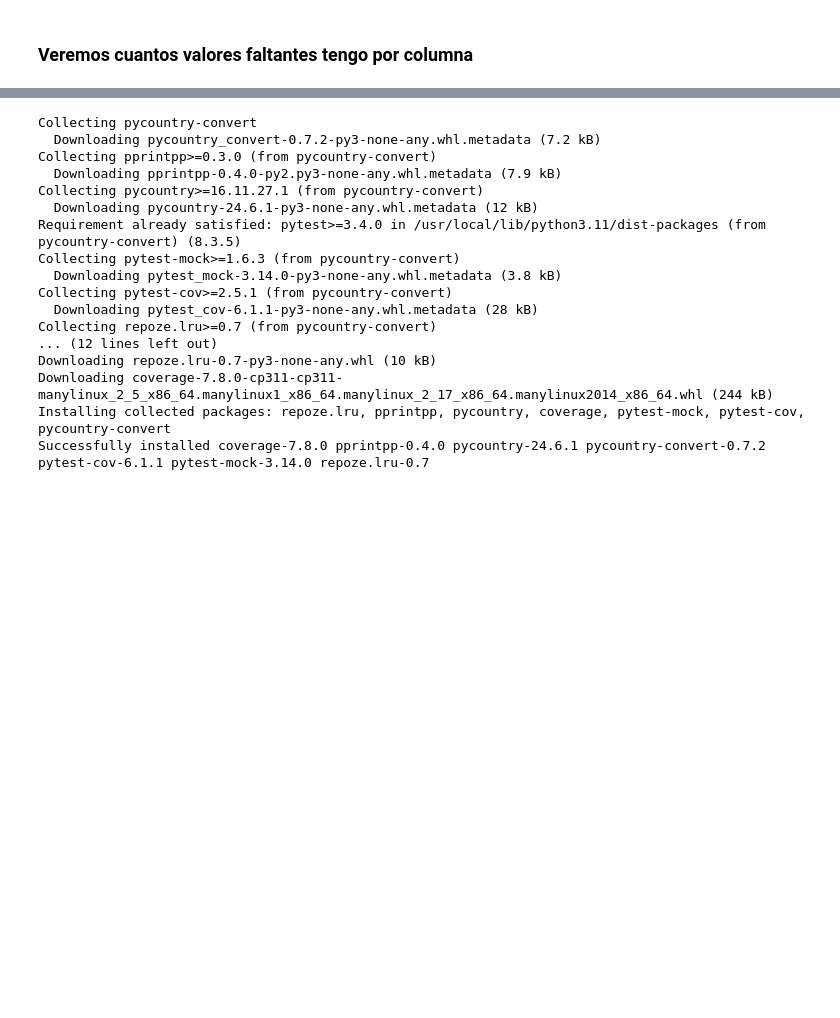
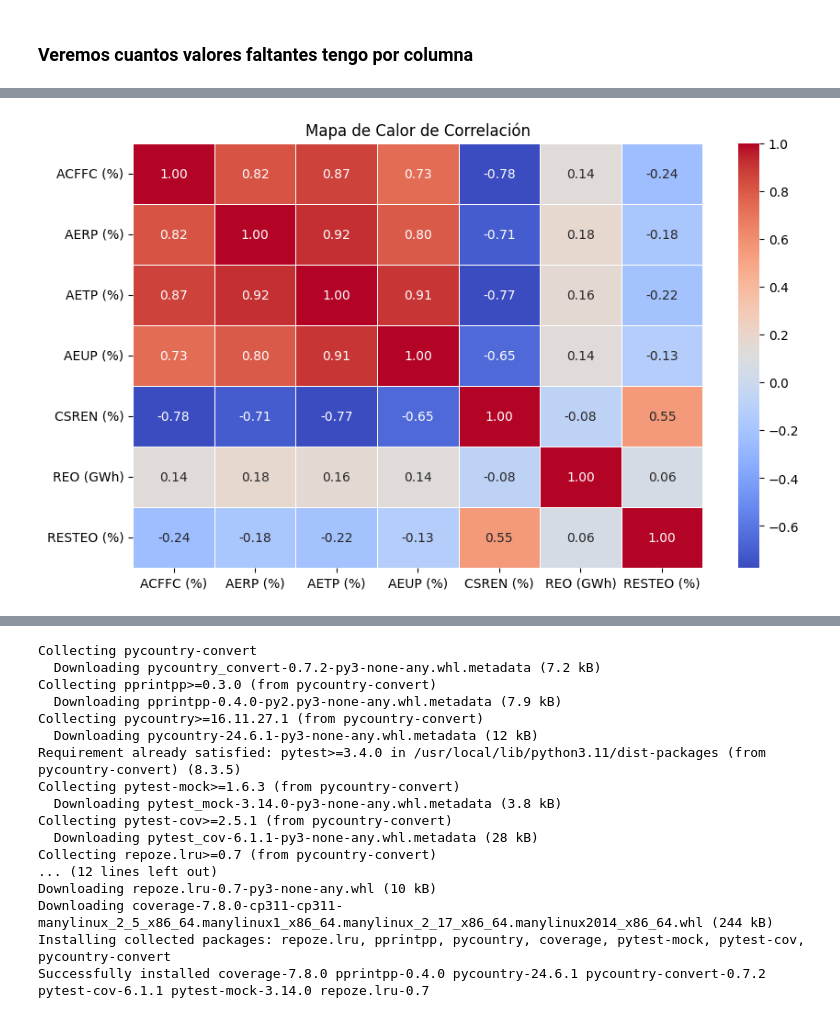
Before and after one commit to BelenUrdangarin/Integrador-Urdangarin---Olivera, a Jupyter notebook: Integrador_Olivera_Urdangarin.ipynb, the cells around one changed output, grey strips where cells are left out. Drawn from its saved outputs; the diff is of its cells as text; code cells hidden in the pictures; blank space fills up the shorter version.

```diff
--- a/Integrador_Olivera_Urdangarin.ipynb
+++ b/Integrador_Olivera_Urdangarin.ipynb
@@ -517,0 +544,20 @@ dtype: int64
+# %%
+ren_ener.dropna(subset=['ACFFC (%)', 'AETP (%)', 'AEUP (%)'], inplace=True) #Eliminas las filas donde la columna ACFFC (%) tenga un valor vacio
+
+min_value = ren_ener['AERP (%)'].min()
+ren_ener['AERP (%)'] = ren_ener['AERP (%)'].fillna(min_value) #Otorga el valor minimo cuando AERP este vacío
+
+
+# Rellenar valores de 2016 con los de 2015
+for country in ren_ener['Country Name'].unique():
+    # Filtrar datos por país
+    country_data = ren_ener[ren_ener['Country Name'] == country]
+
+    # Rellenar los valores de 2016 con los de 2015
+    ren_ener.loc[(ren_ener['Country Name'] == country) & (ren_ener['Time'] == 2016), 'CSREN (%)'] = country_data[country_data['Time'] == 2015]['CSREN (%)'].values[0]
+    ren_ener.loc[(ren_ener['Country Name'] == country) & (ren_ener['Time'] == 2016), 'REO (GWh)'] = country_data[country_data['Time'] == 2015]['REO (GWh)'].values[0]
+    ren_ener.loc[(ren_ener['Country Name'] == country) & (ren_ener['Time'] == 2016), 'RESTEO (%)'] = country_data[country_data['Time'] == 2015]['RESTEO (%)'].values[0]
+# %%
+ren_ener.drop(['REO (%)'], axis=1, inplace=True) #Eliminamos una columna que aparece en el calculo anterior y no necesitamos
+ren_ener.isna().sum()
+#Comprobamos que no tenemos ningun dato faltante
@@ -517,0 +576,14 @@ dtype: int64
+# %%
+# Ya con todos los datos nulos resueltos, podemos generar un mapa de calor para ver la correlación que se encuentra entre las diferentes columnas del DF
+corr_columns = ['ACFFC (%)', 'AERP (%)', 'AETP (%)', 'AEUP (%)', 'CSREN (%)', 'REO (GWh)', 'RESTEO (%)']
+
+# Calcular la matriz de correlación
+corr_matrix = ren_ener[corr_columns].corr()
+
+# Graficar el mapa de calor
+plt.figure(figsize=(10, 6))
+sns.heatmap(corr_matrix, annot=True, cmap='coolwarm', fmt='.2f', linewidths=0.5)
+plt.title("Mapa de Calor de Correlación")
+plt.show()
+# %% [output]
+[figure, added]
```
Also changed, not shown: parts of 31 cells of this notebook.
